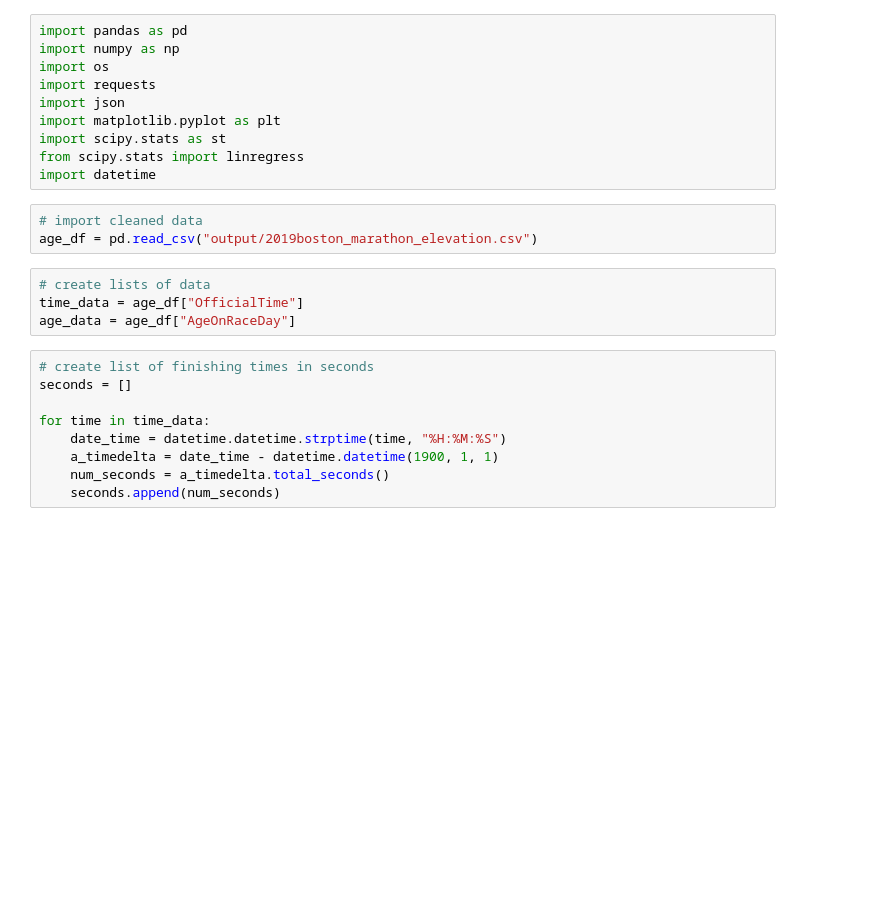
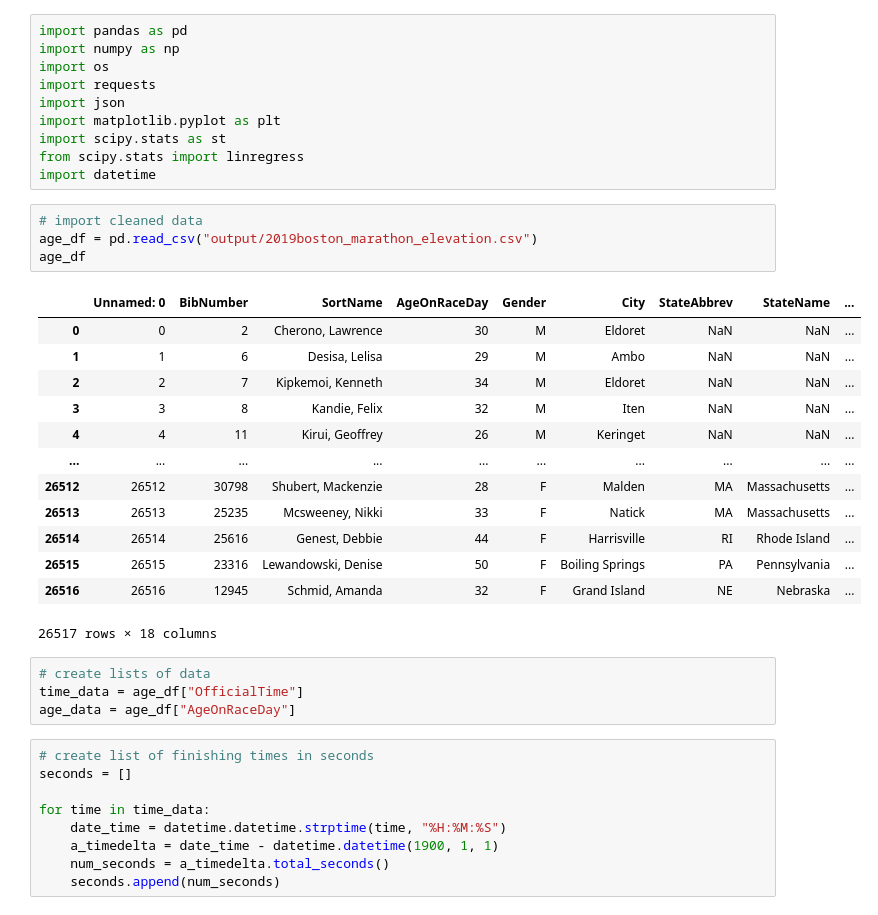
Before and after one commit to skhelifi1/Running-Project-GroupE, a Jupyter notebook: age_regression.ipynb, the cells around one changed output. Saved outputs shown, nothing was run; the diff lists cells and outputs as text; blank space fills up the shorter version.

```diff
--- a/age_regression.ipynb
+++ b/age_regression.ipynb
@@ -11,6 +11,21 @@ import datetime
 # %%
 # import cleaned data
 age_df = pd.read_csv("output/2019boston_marathon_elevation.csv")
+age_df
+# %% [output]
+|  | Unnamed: 0 | BibNumber | SortName | AgeOnRaceDay | Gender | City | StateAbbrev | StateName | ... |
+| 0 | 0 | 2 | Cherono, Lawrence | 30 | M | Eldoret | NaN | NaN | ... |
+| 1 | 1 | 6 | Desisa, Lelisa | 29 | M | Ambo | NaN | NaN | ... |
+| 2 | 2 | 7 | Kipkemoi, Kenneth | 34 | M | Eldoret | NaN | NaN | ... |
+| 3 | 3 | 8 | Kandie, Felix | 32 | M | Iten | NaN | NaN | ... |
+| 4 | 4 | 11 | Kirui, Geoffrey | 26 | M | Keringet | NaN | NaN | ... |
+| ... | ... | ... | ... | ... | ... | ... | ... | ... | ... |
+| 26512 | 26512 | 30798 | Shubert, Mackenzie | 28 | F | Malden | MA | Massachusetts | ... |
+| 26513 | 26513 | 25235 | Mcsweeney, Nikki | 33 | F | Natick | MA | Massachusetts | ... |
+| 26514 | 26514 | 25616 | Genest, Debbie | 44 | F | Harrisville | RI | Rhode Island | ... |
+| 26515 | 26515 | 23316 | Lewandowski, Denise | 50 | F | Boiling Springs | PA | Pennsylvania | ... |
+| 26516 | 26516 | 12945 | Schmid, Amanda | 32 | F | Grand Island | NE | Nebraska | ... |
+26517 rows × 18 columns
 # %%
 # create lists of data
 time_data = age_df["OfficialTime"]
```
Also changed, not shown: parts of 10 cells of this notebook, 3 other files.
